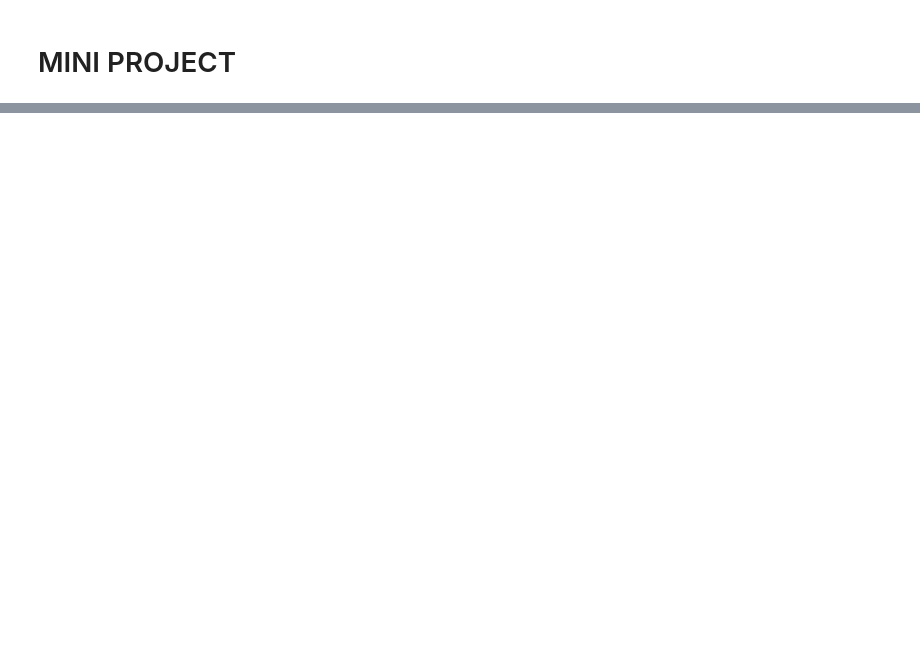
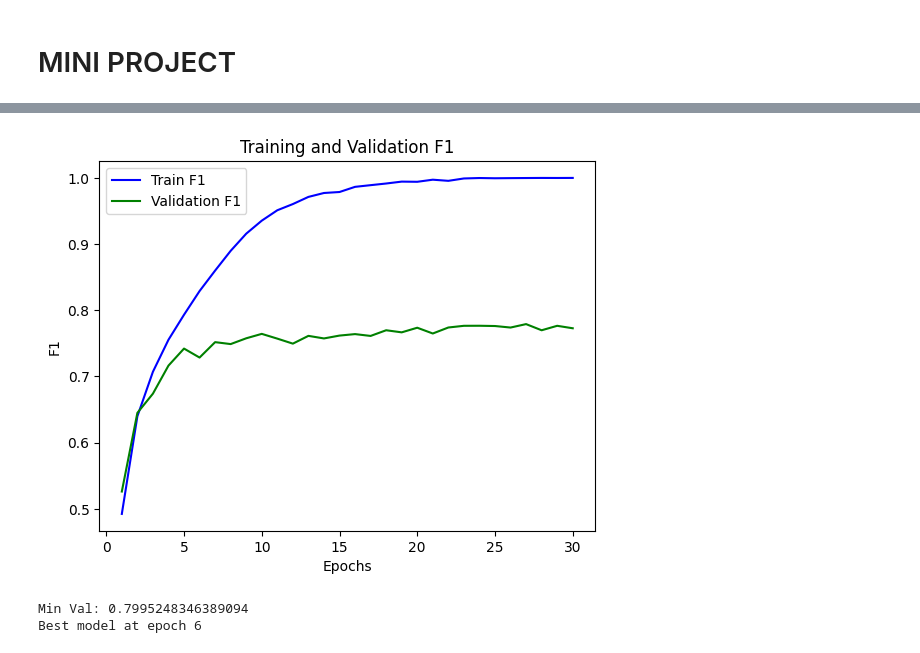
Before and after one commit to suhyeon-gwon/25ai_mini_project, a Jupyter notebook: pipeline.ipynb, the cells around one changed output, grey strips where cells are left out. Cells and saved outputs as stored; diff of their text form; code cells hidden in the pictures; blank space fills up the shorter version.

```diff
--- a/pipeline.ipynb
+++ b/pipeline.ipynb
@@ -183,0 +303,4 @@ torch.save(model.state_dict(), 'model/baseline.pth')
+# %%
+graph(f1_list, val_f1_list, "F1")
+# %% [output]
+[figure, added]
@@ -183,0 +313,6 @@ torch.save(model.state_dict(), 'model/baseline.pth')
+# %%
+min_idx = choose_best_val(val_loss_list)
+print("Best model at epoch", min_idx+1)
+# %% [output]
+Min Val: 0.7995248346389094
+Best model at epoch 6
```
Also changed, not shown: parts of 97 cells of this notebook.
